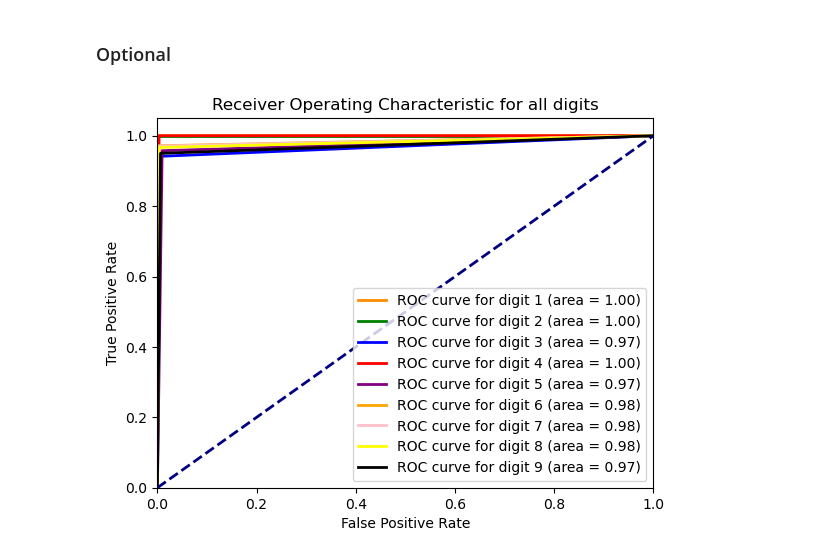
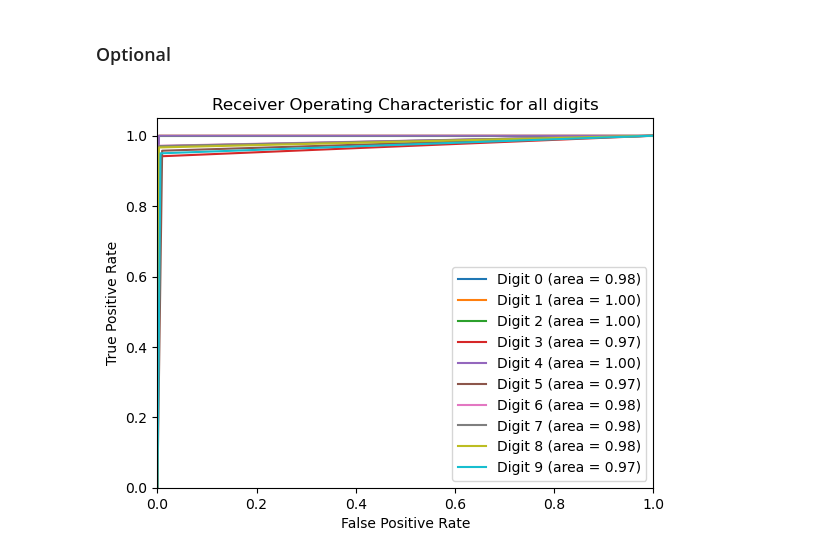
Before and after one commit to ZurielAbasola/ENSF-444-Lab, a Jupyter notebook: Lab 3/Lab_3 validation_metrics.ipynb, the cells around one changed output. Drawn from its saved outputs; the diff is of its cells as text; code cells hidden in the pictures.

```diff
--- a/Lab 3/Lab_3 validation_metrics.ipynb
+++ b/Lab 3/Lab_3 validation_metrics.ipynb
@@ -305,52 +305,18 @@ plt.show()
 [figure]
 # %% [markdown]
 ### Optional
-# %%
-# Plot ROC curve for digit for all digits
-fpr_1, tpr_1, _ = roc_curve(pd.get_dummies(y_test_digits)[1], pd.get_dummies(y_pred_digits)[1])
-roc_auc_1 = auc(fpr_1, tpr_1)
-
-fpr_2, tpr_2, _ = roc_curve(pd.get_dummies(y_test_digits)[2], pd.get_dummies(y_pred_digits)[2])
-roc_auc_2 = auc(fpr_2, tpr_2)
-
-fpr_3, tpr_3, _ = roc_curve(pd.get_dummies(y_test_digits)[3], pd.get_dummies(y_pred_digits)[3])
-roc_auc_3 = auc(fpr_3, tpr_3)
-
-fpr_4, tpr_4, _ = roc_curve(pd.get_dummies(y_test_digits)[4], pd.get_dummies(y_pred_digits)[4])
-roc_auc_4 = auc(fpr_4, tpr_4)
-
-fpr_5, tpr_5, _ = roc_curve(pd.get_dummies(y_test_digits)[5], pd.get_dummies(y_pred_digits)[5])
-roc_auc_5 = auc(fpr_5, tpr_5)
-
-fpr_6, tpr_6, _ = roc_curve(pd.get_dummies(y_test_digits)[6], pd.get_dummies(y_pred_digits)[6])
-roc_auc_6 = auc(fpr_6, tpr_6)
-
-fpr_7, tpr_7, _ = roc_curve(pd.get_dummies(y_test_digits)[7], pd.get_dummies(y_pred_digits)[7])
-roc_auc_7 = auc(fpr_7, tpr_7)
-
-fpr_8, tpr_8, _ = roc_curve(pd.get_dummies(y_test_digits)[8], pd.get_dummies(y_pred_digits)[8])
-roc_auc_8 = auc(fpr_8, tpr_8)
-
-fpr_9, tpr_9, _ = roc_curve(pd.get_dummies(y_test_digits)[9], pd.get_dummies(y_pred_digits)[9])
-roc_auc_9 = auc(fpr_9, tpr_9)
-
-plt.figure()
-plt.plot(fpr_1, tpr_1, color='darkorange', lw=2, label='ROC curve for digit 1 (area = %0.2f)' % roc_auc_1)
-plt.plot(fpr_2, tpr_2, color='green', lw=2, label='ROC curve for digit 2 (area = %0.2f)' % roc_auc_2)
-plt.plot(fpr_3, tpr_3, color='blue', lw=2, label='ROC curve for digit 3 (area = %0.2f)' % roc_auc_3)
-plt.plot(fpr_4, tpr_4, color='red', lw=2, label='ROC curve for digit 4 (area = %0.2f)' % roc_auc_4)
-plt.plot(fpr_5, tpr_5, color='purple', lw=2, label='ROC curve for digit 5 (area = %0.2f)' % roc_auc_5)
-plt.plot(fpr_6, tpr_6, color='orange', lw=2, label='ROC curve for digit 6 (area = %0.2f)' % roc_auc_6)
-plt.plot(fpr_7, tpr_7, color='pink', lw=2, label='ROC curve for digit 7 (area = %0.2f)' % roc_auc_7)
-plt.plot(fpr_8, tpr_8, color='yellow', lw=2, label='ROC curve for digit 8 (area = %0.2f)' % roc_auc_8)
-plt.plot(fpr_9, tpr_9, color='black', lw=2, label='ROC curve for digit 9 (area = %0.2f)' % roc_auc_9)
-plt.plot([0, 1], [0, 1], color='navy', lw=2, linestyle='--')
-plt.xlim([0.0, 1.0])
-plt.ylim([0.0, 1.05])
-plt.xlabel('False Positive Rate')
-plt.ylabel('True Positive Rate')
-plt.title('Receiver Operating Characteristic for all digits')
-plt.legend(loc='lower right')
-plt.show()
-# %% [output]
-[figure, removed]
+# %%
+# Plot ROC curve for digit for all digits
+for i in range(10):
+  fpr_digits, tpr_digits, _ = roc_curve(pd.get_dummies(y_test_digits)[i], pd.get_dummies(y_pred_digits)[i])
+  roc_auc_digits = auc(fpr_digits, tpr_digits)
+  plt.plot(fpr_digits, tpr_digits, label=f'Digit {i} (area = %0.2f)' % roc_auc_digits)
+  plt.xlim([0.0, 1.0])
+  plt.ylim([0.0, 1.05])
+  plt.xlabel('False Positive Rate')
+  plt.ylabel('True Positive Rate')
+  plt.title('Receiver Operating Characteristic for all digits')
+  plt.legend(loc='lower right')
+plt.show()
+# %% [output]
+[figure, added]
```
